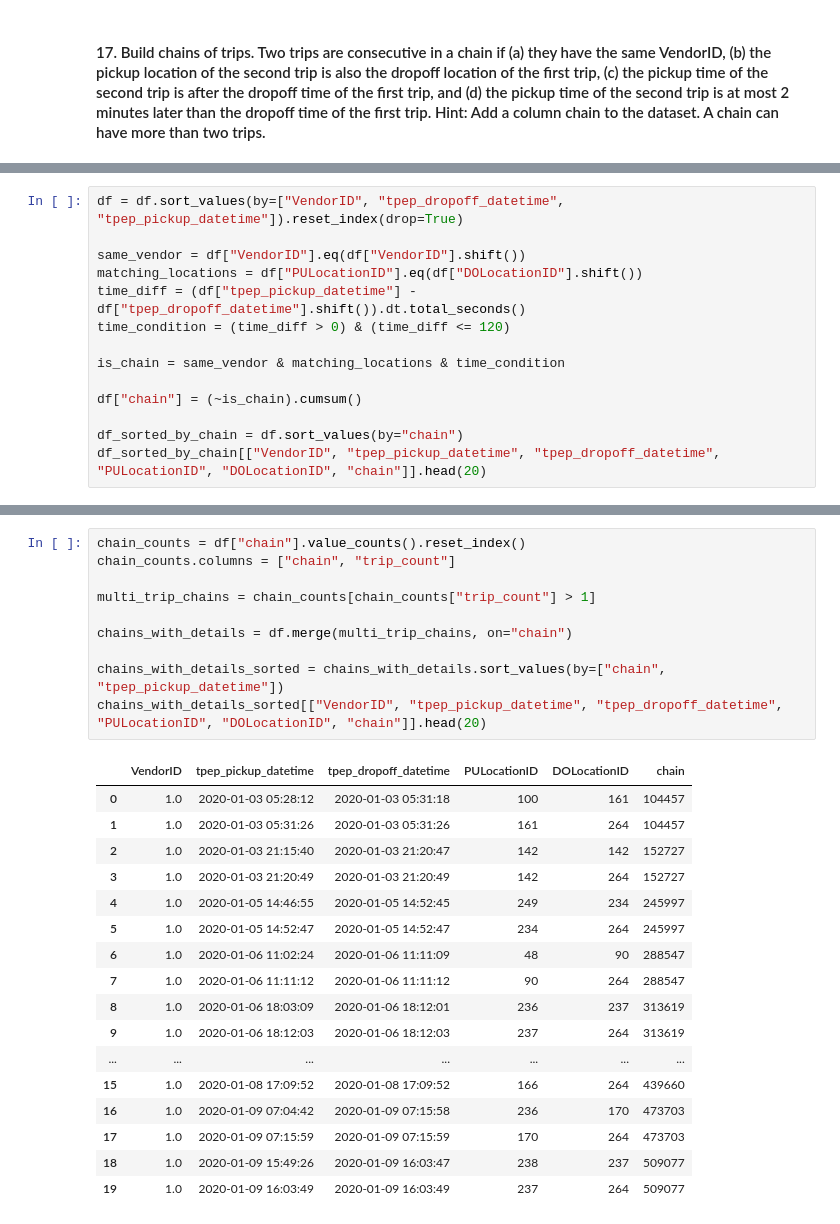
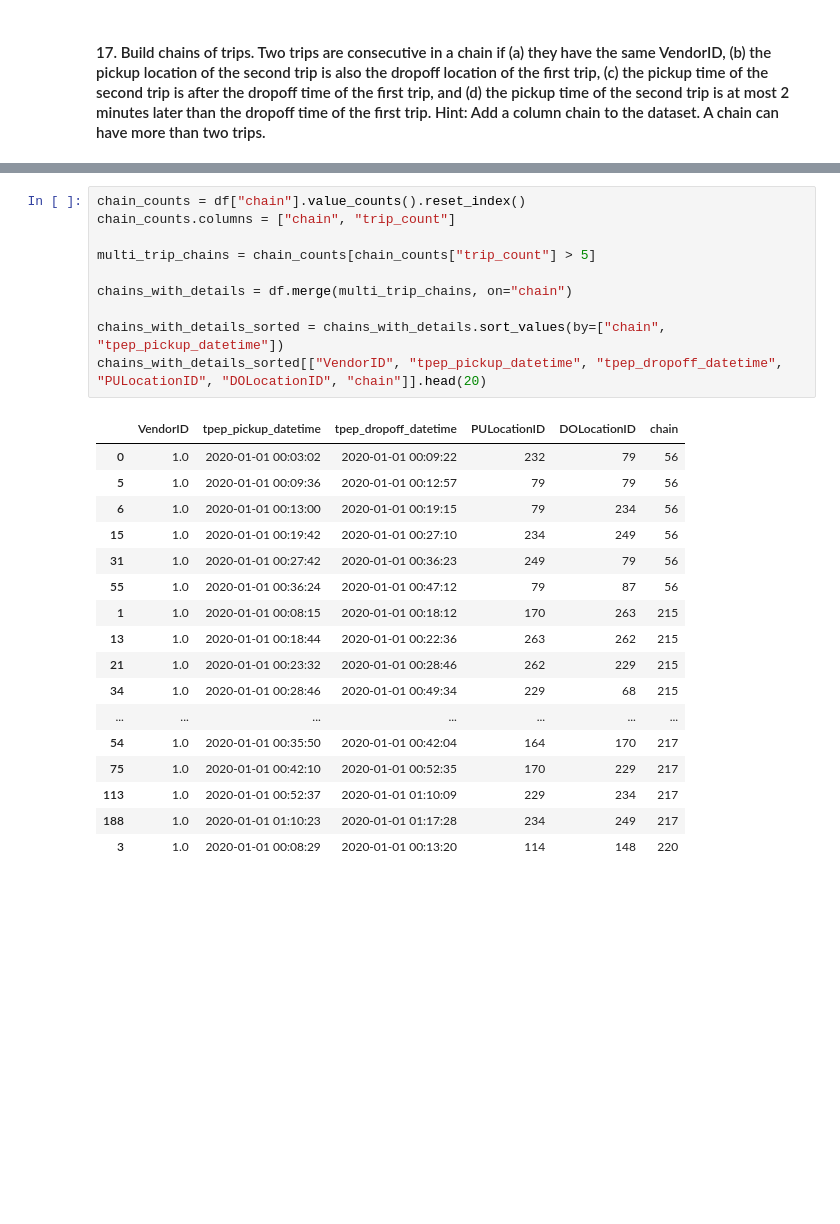
Before and after one commit to JuliusMaliwat/foundations-of-cs-project, a Jupyter notebook: main_notebook.ipynb, the cells around one changed output, grey strips where cells are left out. Drawn from its saved outputs; the diff is of its cells as text; blank space fills up the shorter version.

```diff
--- a/main_notebook.ipynb
+++ b/main_notebook.ipynb
@@ -515,14 +489,0 @@ I then invert `is_chain` with `~is_chain` to detect the start of a new chain and
-# %%
-df = df.sort_values(by=["VendorID", "tpep_dropoff_datetime", "tpep_pickup_datetime"]).reset_index(drop=True)
-
-same_vendor = df["VendorID"].eq(df["VendorID"].shift())
-matching_locations = df["PULocationID"].eq(df["DOLocationID"].shift())
-time_diff = (df["tpep_pickup_datetime"] - df["tpep_dropoff_datetime"].shift()).dt.total_seconds()
-time_condition = (time_diff > 0) & (time_diff <= 120)
-
-is_chain = same_vendor & matching_locations & time_condition
-
-df["chain"] = (~is_chain).cumsum()
-
-df_sorted_by_chain = df.sort_values(by="chain")
-df_sorted_by_chain[["VendorID", "tpep_pickup_datetime", "tpep_dropoff_datetime", "PULocationID", "DOLocationID", "chain"]].head(20)
@@ -547,28 +583,28 @@ df_sorted_by_chain[["VendorID", "tpep_pickup_datetime", "tpep_dropoff_datetime",
 # %%
 chain_counts = df["chain"].value_counts().reset_index()
 chain_counts.columns = ["chain", "trip_count"]
 
-multi_trip_chains = chain_counts[chain_counts["trip_count"] > 1]
+multi_trip_chains = chain_counts[chain_counts["trip_count"] > 5]
 
 chains_with_details = df.merge(multi_trip_chains, on="chain")
 
 chains_with_details_sorted = chains_with_details.sort_values(by=["chain", "tpep_pickup_datetime"])
 chains_with_details_sorted[["VendorID", "tpep_pickup_datetime", "tpep_dropoff_datetime", "PULocationID", "DOLocationID", "chain"]].head(20)
 # %% [output]
 |  | VendorID | tpep_pickup_datetime | tpep_dropoff_datetime | PULocationID | DOLocationID | chain |
-| 0 | 1.0 | 2020-01-03 05:28:12 | 2020-01-03 05:31:18 | 100 | 161 | 104457 |
-| 1 | 1.0 | 2020-01-03 05:31:26 | 2020-01-03 05:31:26 | 161 | 264 | 104457 |
-| 2 | 1.0 | 2020-01-03 21:15:40 | 2020-01-03 21:20:47 | 142 | 142 | 152727 |
-| 3 | 1.0 | 2020-01-03 21:20:49 | 2020-01-03 21:20:49 | 142 | 264 | 152727 |
-| 4 | 1.0 | 2020-01-05 14:46:55 | 2020-01-05 14:52:45 | 249 | 234 | 245997 |
-| 5 | 1.0 | 2020-01-05 14:52:47 | 2020-01-05 14:52:47 | 234 | 264 | 245997 |
-| 6 | 1.0 | 2020-01-06 11:02:24 | 2020-01-06 11:11:09 | 48 | 90 | 288547 |
-| 7 | 1.0 | 2020-01-06 11:11:12 | 2020-01-06 11:11:12 | 90 | 264 | 288547 |
-| 8 | 1.0 | 2020-01-06 18:03:09 | 2020-01-06 18:12:01 | 236 | 237 | 313619 |
-| 9 | 1.0 | 2020-01-06 18:12:03 | 2020-01-06 18:12:03 | 237 | 264 | 313619 |
+| 0 | 1.0 | 2020-01-01 00:03:02 | 2020-01-01 00:09:22 | 232 | 79 | 56 |
+| 5 | 1.0 | 2020-01-01 00:09:36 | 2020-01-01 00:12:57 | 79 | 79 | 56 |
+| 6 | 1.0 | 2020-01-01 00:13:00 | 2020-01-01 00:19:15 | 79 | 234 | 56 |
+| 15 | 1.0 | 2020-01-01 00:19:42 | 2020-01-01 00:27:10 | 234 | 249 | 56 |
+| 31 | 1.0 | 2020-01-01 00:27:42 | 2020-01-01 00:36:23 | 249 | 79 | 56 |
+| 55 | 1.0 | 2020-01-01 00:36:24 | 2020-01-01 00:47:12 | 79 | 87 | 56 |
+| 1 | 1.0 | 2020-01-01 00:08:15 | 2020-01-01 00:18:12 | 170 | 263 | 215 |
+| 13 | 1.0 | 2020-01-01 00:18:44 | 2020-01-01 00:22:36 | 263 | 262 | 215 |
+| 21 | 1.0 | 2020-01-01 00:23:32 | 2020-01-01 00:28:46 | 262 | 229 | 215 |
+| 34 | 1.0 | 2020-01-01 00:28:46 | 2020-01-01 00:49:34 | 229 | 68 | 215 |
 | ... | ... | ... | ... | ... | ... | ... |
-| 15 | 1.0 | 2020-01-08 17:09:52 | 2020-01-08 17:09:52 | 166 | 264 | 439660 |
-| 16 | 1.0 | 2020-01-09 07:04:42 | 2020-01-09 07:15:58 | 236 | 170 | 473703 |
-| 17 | 1.0 | 2020-01-09 07:15:59 | 2020-01-09 07:15:59 | 170 | 264 | 473703 |
-| 18 | 1.0 | 2020-01-09 15:49:26 | 2020-01-09 16:03:47 | 238 | 237 | 509077 |
-| 19 | 1.0 | 2020-01-09 16:03:49 | 2020-01-09 16:03:49 | 237 | 264 | 509077 |
+| 54 | 1.0 | 2020-01-01 00:35:50 | 2020-01-01 00:42:04 | 164 | 170 | 217 |
+| 75 | 1.0 | 2020-01-01 00:42:10 | 2020-01-01 00:52:35 | 170 | 229 | 217 |
+| 113 | 1.0 | 2020-01-01 00:52:37 | 2020-01-01 01:10:09 | 229 | 234 | 217 |
+| 188 | 1.0 | 2020-01-01 01:10:23 | 2020-01-01 01:17:28 | 234 | 249 | 217 |
+| 3 | 1.0 | 2020-01-01 00:08:29 | 2020-01-01 00:13:20 | 114 | 148 | 220 |
```
Also changed, not shown: parts of 7 cells of this notebook, 1 other file.
